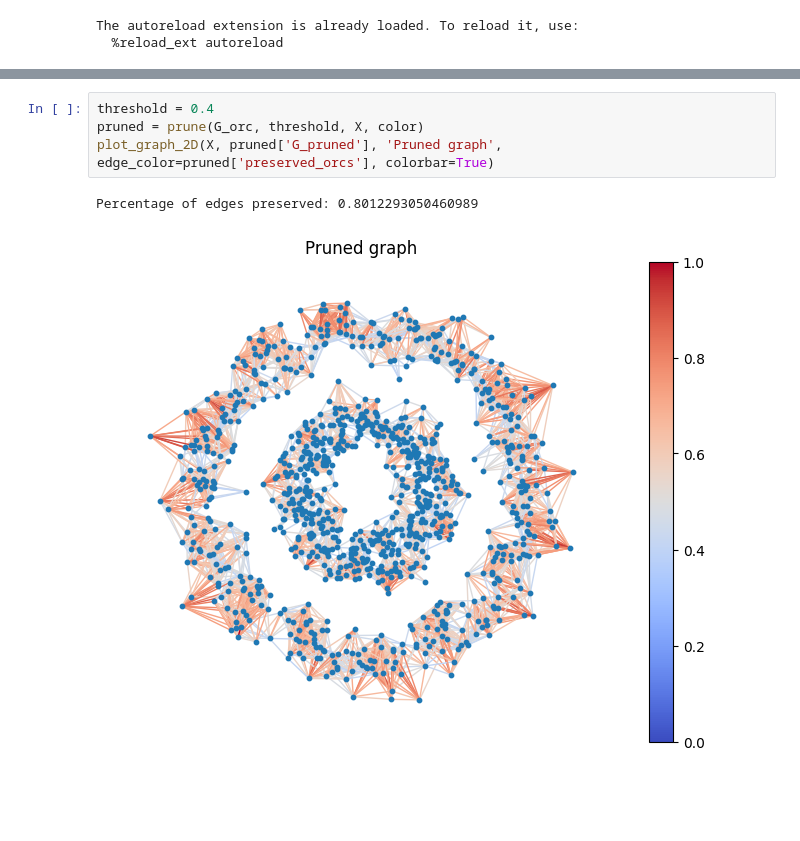
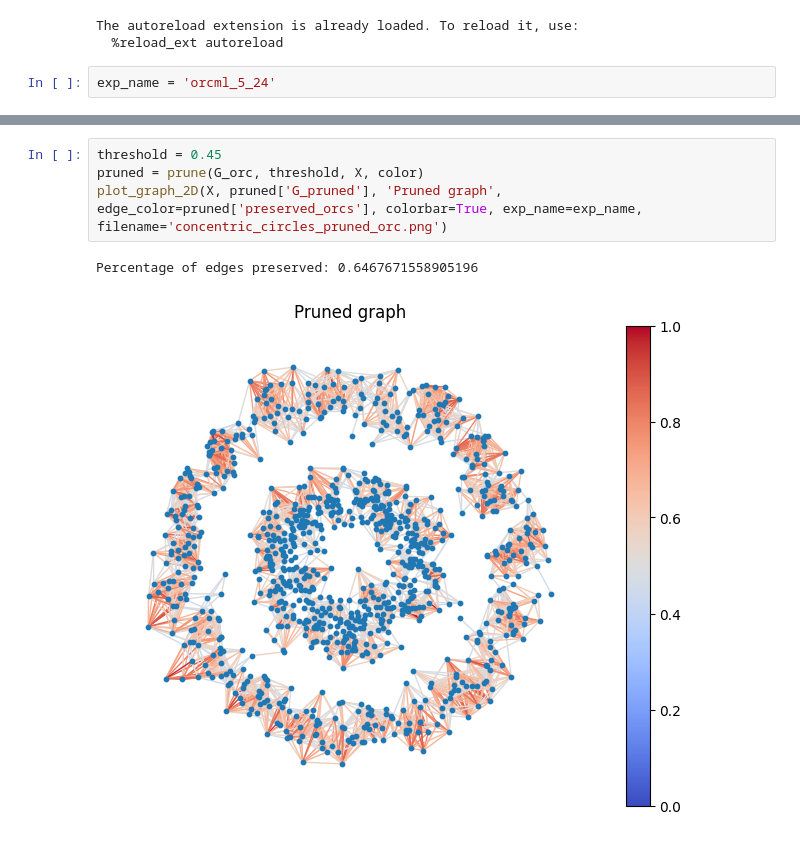
Before and after one commit to TristanSaidi/orcml, a Jupyter notebook: orcml.ipynb, the cells around one changed output, grey strips where cells are left out. Drawn from its saved outputs; the diff is of its cells as text; blank space fills up the shorter version.

```diff
--- a/orcml.ipynb
+++ b/orcml.ipynb
@@ -7,4 +7,6 @@ from src.plotting import *
 # %% [output]
 The autoreload extension is already loaded. To reload it, use:
   %reload_ext autoreload
+# %%
+exp_name = 'orcml_5_24'
 # %%
@@ -33,10 +37,10 @@ plot_graph_2D(X, G_orc, 'Ollivier-Ricci curvature', edge_color=orc_weights, colo
 # %%
-threshold = 0.4
+threshold = 0.45
 pruned = prune(G_orc, threshold, X, color)
-plot_graph_2D(X, pruned['G_pruned'], 'Pruned graph', edge_color=pruned['preserved_orcs'], colorbar=True)
+plot_graph_2D(X, pruned['G_pruned'], 'Pruned graph', edge_color=pruned['preserved_orcs'], colorbar=True, exp_name=exp_name, filename='concentric_circles_pruned_orc.png')
 # %% [output]
-Percentage of edges preserved: 0.8012293050460989
+Percentage of edges preserved: 0.6467671558905196
-[figure, old version]
+[figure, new version]
 # %%
 # run spectral embedding on pruned graph
 
```
Also changed, not shown: parts of 11 cells of this notebook, 1 other file.
